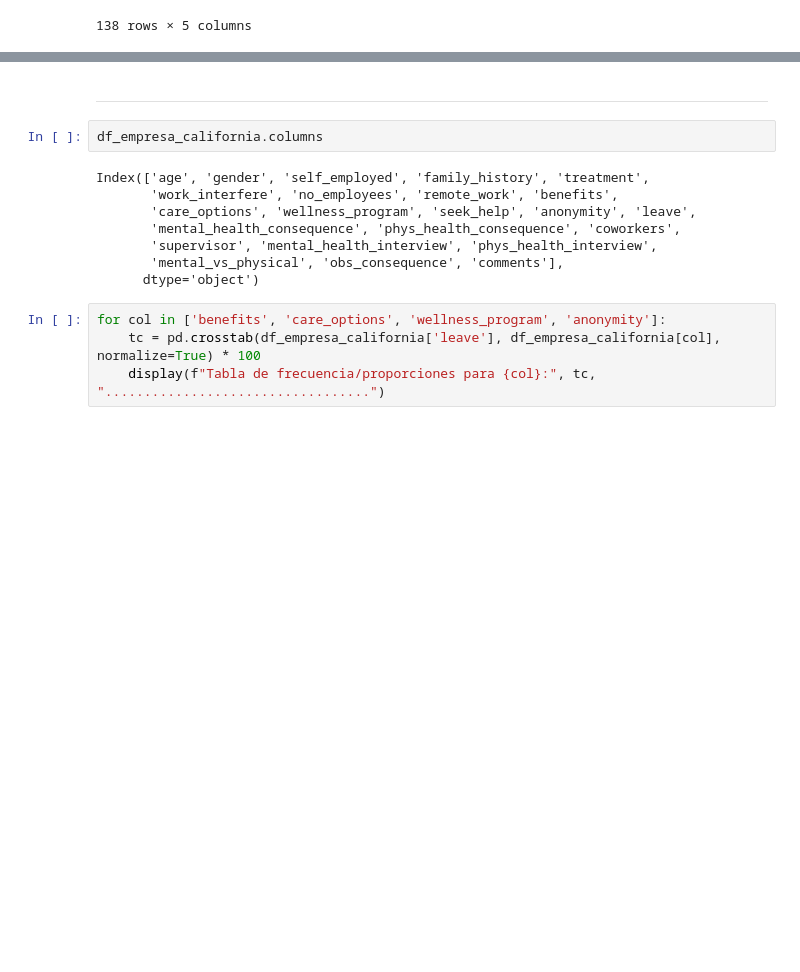
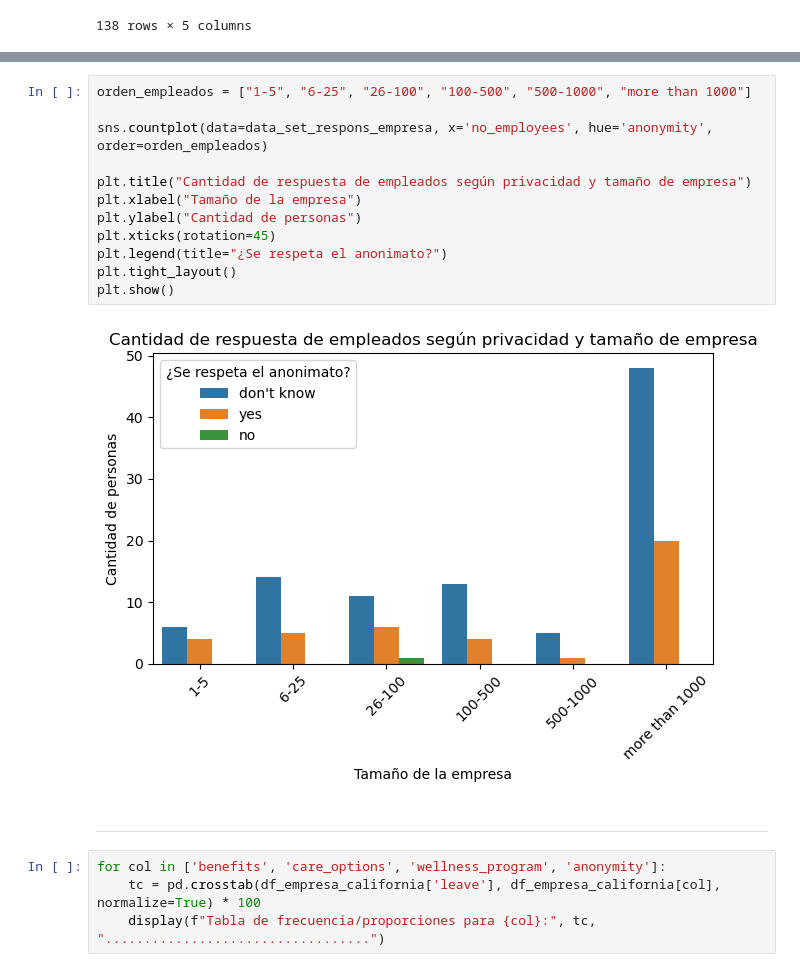
Before and after one commit to dianapgomez/mentalhealth_tableau, a Jupyter notebook: notebooks/analisis_empresa.ipynb, the cells around one changed output, grey strips where cells are left out. Drawn from its saved outputs; the diff is of its cells as text; blank space fills up the shorter version.

```diff
--- a/notebooks/analisis_empresa.ipynb
+++ b/notebooks/analisis_empresa.ipynb
@@ -541,15 +532,19 @@ plt.show()
+# %%
+orden_empleados = ["1-5", "6-25", "26-100", "100-500", "500-1000", "more than 1000"]
+
+sns.countplot(data=data_set_respons_empresa, x='no_employees', hue='anonymity', order=orden_empleados)
+
+plt.title("Cantidad de respuesta de empleados según privacidad y tamaño de empresa")
+plt.xlabel("Tamaño de la empresa")
+plt.ylabel("Cantidad de personas")
+plt.xticks(rotation=45)
+plt.legend(title="¿Se respeta el anonimato?")
+plt.tight_layout()
+plt.show()
+# %% [output]
+[figure, added]
 # %% [markdown]
 ----------------------------------------------------------------------------------------------------------
-# %%
-df_empresa_california.columns
-# %% [output]
-Index(['age', 'gender', 'self_employed', 'family_history', 'treatment',
-       'work_interfere', 'no_employees', 'remote_work', 'benefits',
-       'care_options', 'wellness_program', 'seek_help', 'anonymity', 'leave',
-       'mental_health_consequence', 'phys_health_consequence', 'coworkers',
-       'supervisor', 'mental_health_interview', 'phys_health_interview',
-       'mental_vs_physical', 'obs_consequence', 'comments'],
-      dtype='object')
 # %%
 for col in ['benefits', 'care_options', 'wellness_program', 'anonymity']:
     tc = pd.crosstab(df_empresa_california['leave'], df_empresa_california[col], normalize=True) * 100
```
Also changed, not shown: parts of 30 cells of this notebook, 1 other file.
